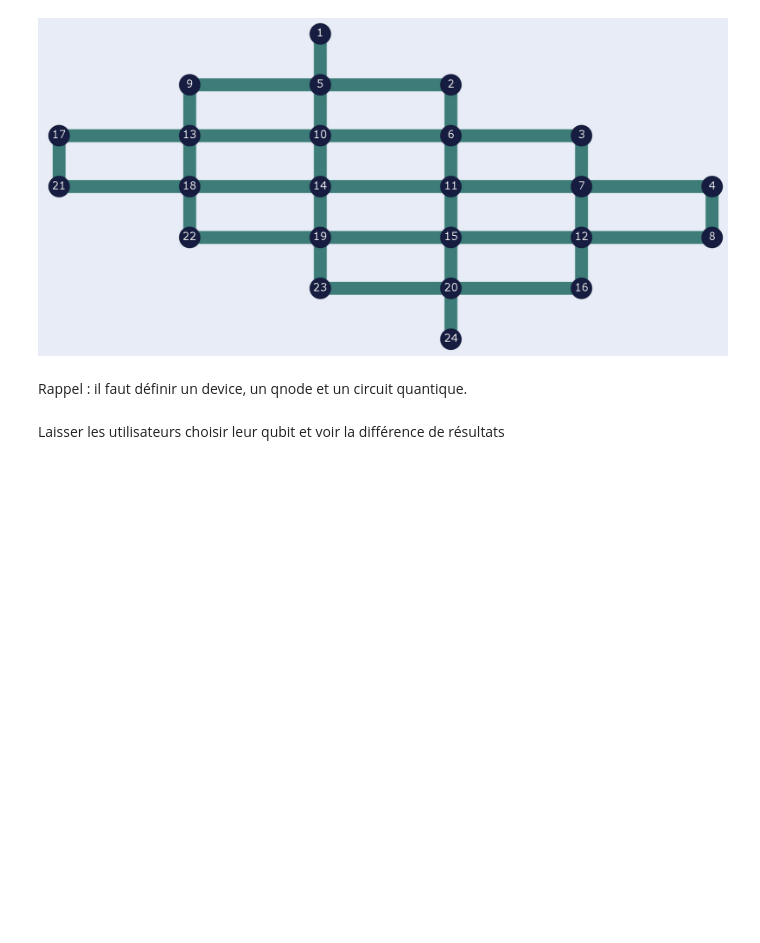
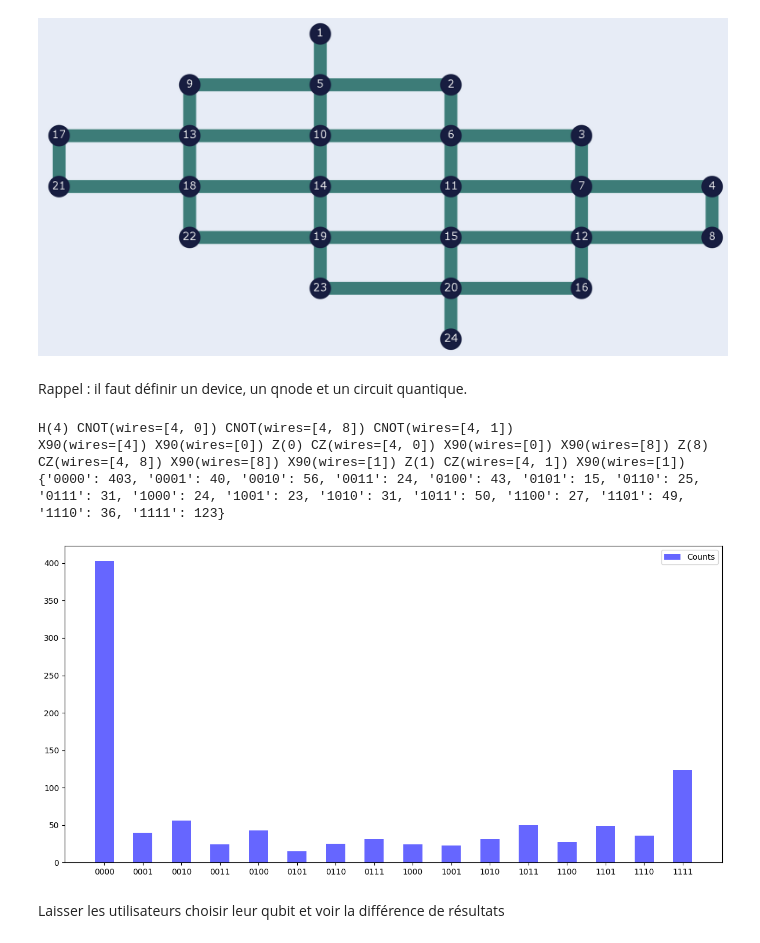
Before and after one commit to calculquebec/mnq101-premiers-pas-MonarQ, a Jupyter notebook: Français/3_MonarQ.ipynb, the cells around one changed output. Cells and saved outputs as stored; diff of their text form; code cells hidden in the pictures; blank space fills up the shorter version.

```diff
--- a/Français/3_MonarQ.ipynb
+++ b/Français/3_MonarQ.ipynb
@@ -15,21 +15,16 @@ from pennylane_calculquebec.API.client import MonarqClient
 
 my_client = MonarqClient("https://monarq.calculquebec.ca", "your user", "your access token")
 
+
+
 from pennylane_calculquebec.processing.config import MonarqDefaultConfig, NoPlaceNoRouteConfig, ProcessingConfig, PrintDefaultConfig, PrintNoPlaceNoRouteConfig
 from pennylane_calculquebec.processing.interfaces import PreProcStep, PostProcStep
 from pennylane_calculquebec.processing.steps import IBUReadoutMitigation, MatrixReadoutMitigation
 
-# class PrintWires(PreProcStep):
-#     def execute(self, tape):
-#         print(tape.wires)
-#         print(*tape.operations)
-#         return tape
 
-my_config = PrintDefaultConfig() # config par défaut avec affichage des qubits et étapes de transpilation (placement et routage, decomposition des portes et optimisation du circuit)
-my_config_no_routing = PrintNoPlaceNoRouteConfig()
 
-# my_config.steps.append(PrintWires()) # J'ajoute une fonction à ma config afin de m'afficher les qubits choisis par le transpileur
-# my_config_no_routing.steps.append(PrintWires())
+my_config = PrintDefaultConfig(False) # config par défaut avec affichage des qubits et étapes de transpilation (placement et routage, decomposition des portes et optimisation du circuit)
+my_config_no_routing = PrintNoPlaceNoRouteConfig(False)
 # %% [markdown]
 Ici, on vient renseigner nos informations de connexion à travers le client et nous pouvons importer les configurations du transpileur que nous souhaitons. Voir [Transpileur quantique](https://docs.alliancecan.ca/wiki/Transpileur_quantique) et [Getting Started](https://github.com/calculquebec/pennylane-calculquebec/blob/main/doc/getting_started.ipynb)
 # %% [markdown]
@@ -61,37 +45,52 @@ def compute_expval(probabilities):
 # %% [markdown]
 Rappel : il faut définir un device, un qnode et un circuit quantique.
+# %%
+dev = qml.device("monarq.default", client = my_client, wires = 4, shots = 1000, processing_config = my_config)
+
+dev2 = qml.device("monarq.default", client = my_client, wires = [0,1,4,8], shots = 1000, processing_config = my_config_no_routing)
 # %%
+# À LAISSER EN EXERCICE
+
 def ghz():
     qml.Hadamard(wires=0)
     qml.CNOT(wires=[0, 1])
     qml.CNOT(wires=[0, 2])
     qml.CNOT(wires=[0, 3])
+
+def ghz_manuel():
+    qml.Hadamard(wires=4)
+    qml.CNOT(wires=[4, 0])
+    qml.CNOT(wires=[4, 8])
+    qml.CNOT(wires=[4, 1])
-# %%
-dev = qml.device("monarq.default", client = my_client, wires = 4, shots = 1000, processing_config = my_config)
-
-dev2 = qml.device("monarq.default", client = my_client, wires = [4, 0, 8, 1], shots = 1000, processing_config = my_config_no_routing)
 # %%
-@qml.qnode(dev)
-#EN EXERCICE
+@qml.qnode(dev2)
+
 def ghz_on_monarq():
-    ghz()
-    return qml.counts()   #changer pour expectation value
+    ghz_manuel()
+    return qml.counts()
+    #return qml.probs()
+    #return qml.expval(qml.PauliZ(0)@qml.PauliZ(1)@qml.PauliZ(4)@qml.PauliZ(8))
 
 result = ghz_on_monarq()
 print(result)
 
 bitstr = list(result.keys())
 values = list(result.values())
 probs = [x / 1000 for x in values]
 
-print(compute_expval(probs))
+#print(compute_expval(probs))
 
 fig, ax = plt.subplots(figsize=(12, 6))
 width = 0.5
 ax.bar(bitstr, values, width, color='blue', alpha=0.6, label='Counts')
 ax.legend()
 plt.tight_layout()
 plt.show()
+# %% [output]
+H(4) CNOT(wires=[4, 0]) CNOT(wires=[4, 8]) CNOT(wires=[4, 1])
+X90(wires=[4]) X90(wires=[0]) Z(0) CZ(wires=[4, 0]) X90(wires=[0]) X90(wires=[8]) Z(8) CZ(wires=[4, 8]) X90(wires=[8]) X90(wires=[1]) Z(1) CZ(wires=[4, 1]) X90(wires=[1])
+{'0000': 403, '0001': 40, '0010': 56, '0011': 24, '0100': 43, '0101': 15, '0110': 25, '0111': 31, '1000': 24, '1001': 23, '1010': 31, '1011': 50, '1100': 27, '1101': 49, '1110': 36, '1111': 123}
+[figure, added]
 # %% [markdown]
 Laisser les utilisateurs choisir leur qubit et voir la différence de résultats
 # %% [markdown]
```
Also changed, not shown: parts of 4 cells of this notebook.
